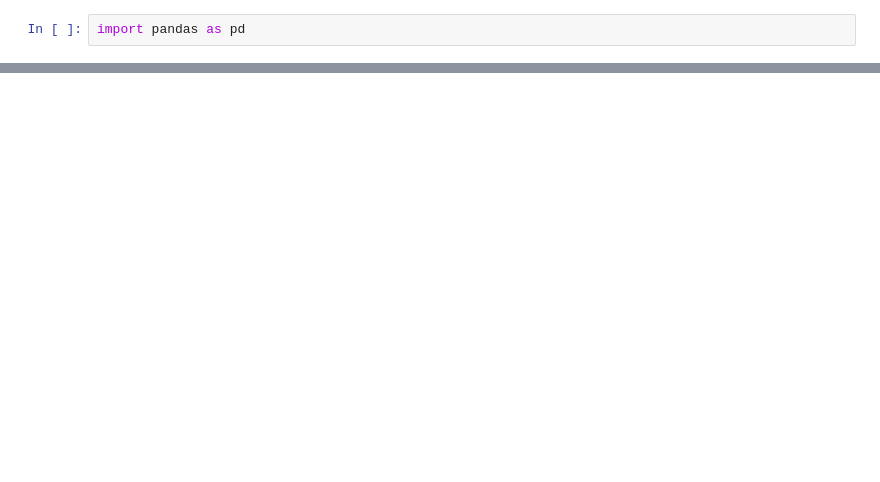
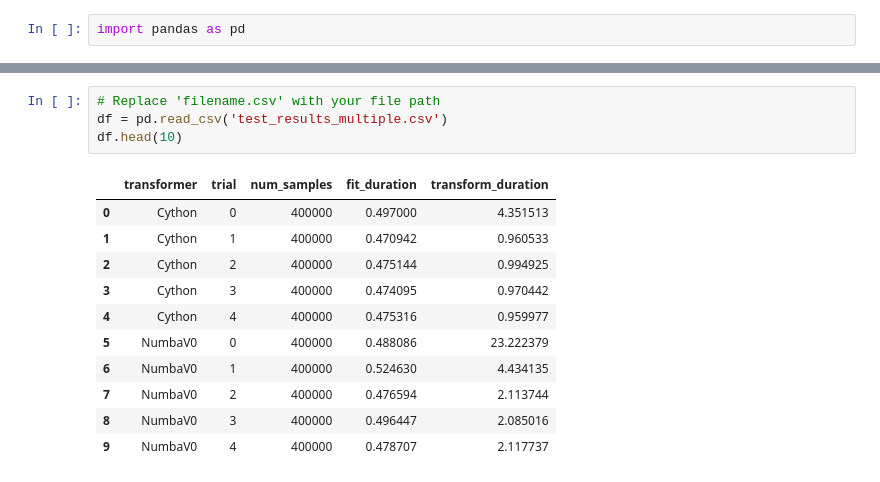
Before and after one commit to jimthompson5802/fast-python, a Jupyter notebook: ple/analyze_ple_test_scenarios.ipynb, the cells around one changed output, grey strips where cells are left out. Saved outputs shown, nothing was run; the diff lists cells and outputs as text; blank space fills up the shorter version.

```diff
--- a/ple/analyze_ple_test_scenarios.ipynb
+++ b/ple/analyze_ple_test_scenarios.ipynb
@@ -229,0 +230,16 @@ plt.show()
+# %%
+# Replace 'filename.csv' with your file path
+df = pd.read_csv('test_results_multiple.csv')
+df.head(10)
+# %% [output]
+|  | transformer | trial | num_samples | fit_duration | transform_duration |
+| 0 | Cython | 0 | 400000 | 0.497000 | 4.351513 |
+| 1 | Cython | 1 | 400000 | 0.470942 | 0.960533 |
+| 2 | Cython | 2 | 400000 | 0.475144 | 0.994925 |
+| 3 | Cython | 3 | 400000 | 0.474095 | 0.970442 |
+| 4 | Cython | 4 | 400000 | 0.475316 | 0.959977 |
+| 5 | NumbaV0 | 0 | 400000 | 0.488086 | 23.222379 |
+| 6 | NumbaV0 | 1 | 400000 | 0.524630 | 4.434135 |
+| 7 | NumbaV0 | 2 | 400000 | 0.476594 | 2.113744 |
+| 8 | NumbaV0 | 3 | 400000 | 0.496447 | 2.085016 |
+| 9 | NumbaV0 | 4 | 400000 | 0.478707 | 2.117737 |
```
Also changed, not shown: parts of 10 cells of this notebook, 1 other file.
